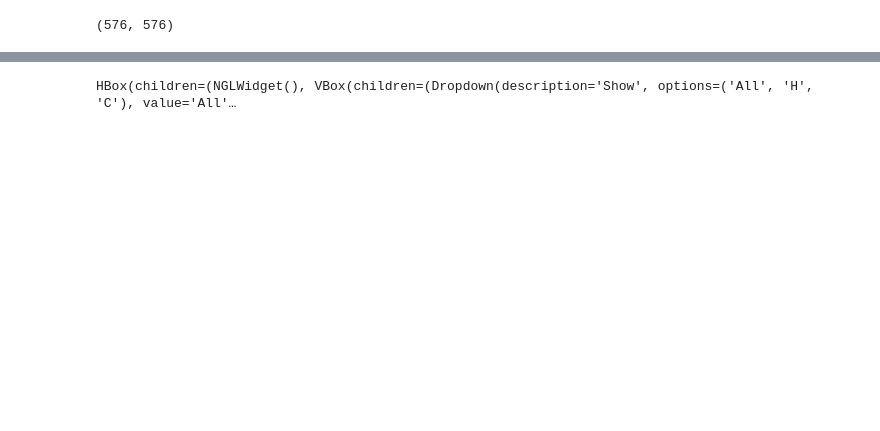
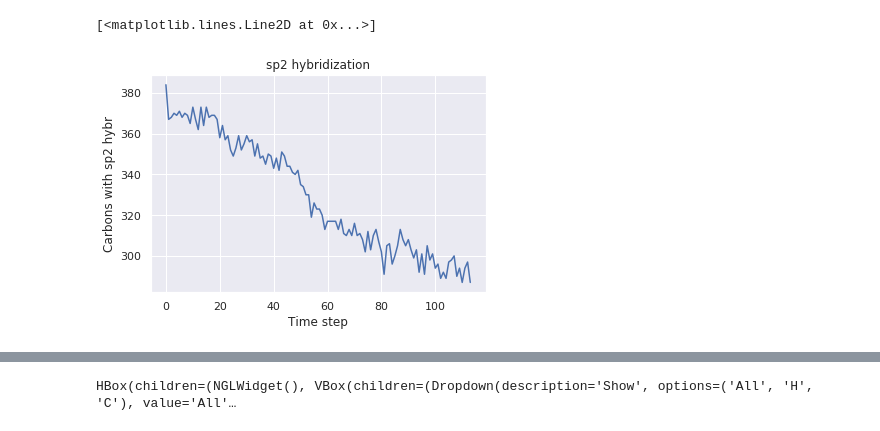
Before and after one commit to vladimirshadymov/carbohydrates, a Jupyter notebook: coronene.ipynb, the cells around one changed output, grey strips where cells are left out. Saved outputs shown, nothing was run; the diff lists cells and outputs as text; code cells hidden in the pictures; blank space fills up the shorter version.

```diff
--- a/coronene.ipynb
+++ b/coronene.ipynb
@@ -10,12 +10,13 @@ sp2 = []  # number of carbon with sp2-hybr; each step
 carbon_cycles = []  # number of carbon cycles with sizes 4,5,6,7; each step
 cluster_num = []  # number of molecules with size greater than half of coronene; each step
 # %%
-for step in range(0, 11140000, 10000):
-    atoms = ase.io.read('data/first_trials/coronene.%d.cfg' % d)
-    _, sp2_atoms, _, _ = get_carbon_hybr(atoms)
+for step in tqdm(range(0, 1000000, 10000)):
+    atoms = ase.io.read('data/first_trials/coronene.%d.cfg' % step)
+    sp = get_carbon_hybr(atoms)
+    sp2_atoms = sp[1]
     sp2.append(sp2_atoms.shape[0])
     cycle_num = 0
     for cycle_length in range(4,8):
         cycle_num += len(get_carbon_cycles(atoms, cycle_length))
     carbon_cycles.append(cycle_num)
-    cluster.append(get_clusters_num(atoms, ))
+    cluster_num.append(get_clusters_num(atoms))
@@ -22,7 +25,0 @@ for step in range(0, 11140000, 10000):
-# %%
-arr = Atomsl.get_positions()
-arr = np.broadcast_to(arr, (arr.shape[0], arr.shape[0], arr.shape[1]))
-arr = np.sum(arr**2, axis=2)**0.5
-arr.shape
-# %% [output]
-(576, 576)
@@ -44,0 +26,8 @@ def get_bond_graph(atoms, bond_length=1.85):
+# %%
+plt.xlabel("Time step")
+plt.ylabel("Carbons with sp2 hybr")
+plt.title("sp2 hybridization")
+plt.plot(sp2)
+# %% [output]
+[<matplotlib.lines.Line2D at 0x...>]
+[figure, added]
```
Also changed, not shown: parts of 28 cells of this notebook, 1 other file.
